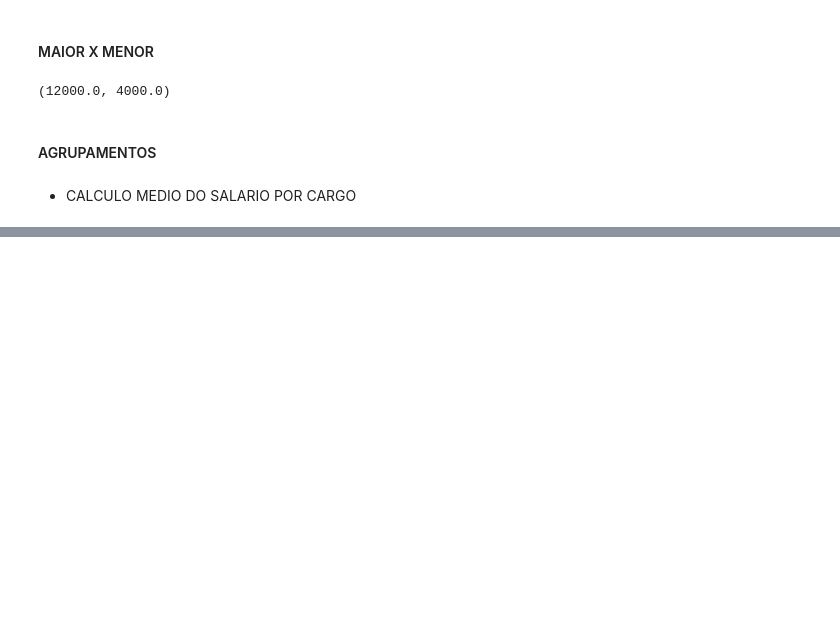
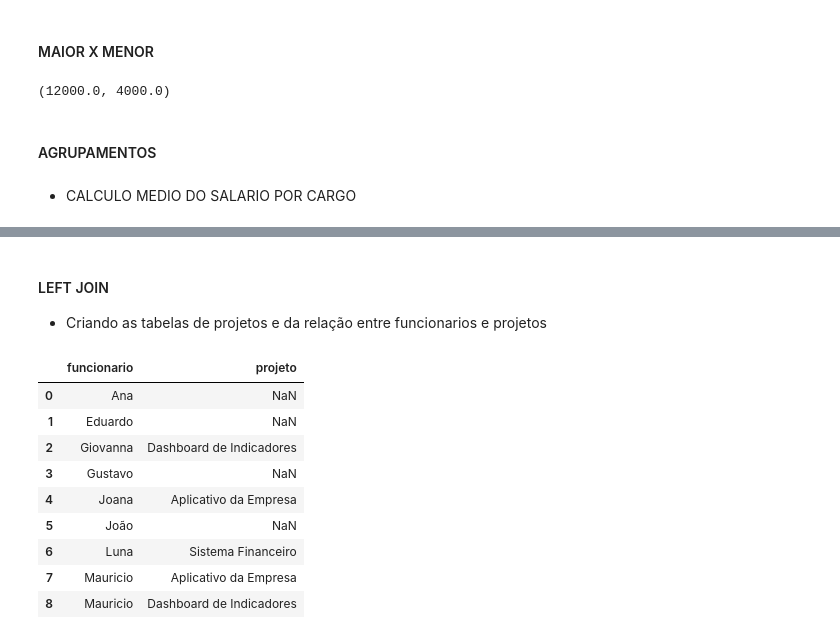
Before and after one commit to Duduur/LABD---Rafa, a Jupyter notebook: atividade.ipynb, the cells around one changed output, grey strips where cells are left out. Drawn from its saved outputs; the diff is of its cells as text; code cells hidden in the pictures; blank space fills up the shorter version.

```diff
--- a/atividade.ipynb
+++ b/atividade.ipynb
@@ -141,0 +312,4 @@ cursor.fetchone()
+# %% [markdown]
+#### LEFT JOIN
+
+* Criando as tabelas de projetos e da relação entre funcionarios e projetos
@@ -141,0 +355,24 @@ cursor.fetchone()
+# %%
+cursor.execute("""
+    SELECT funcionarios.nome AS funcionario,
+           projetos.nome_projeto AS projeto
+    FROM funcionarios
+    LEFT JOIN funcionarios_projetos
+        ON funcionarios.id = funcionarios_projetos.funcionario_id
+    LEFT JOIN projetos
+        ON funcionarios_projetos.projeto_id = projetos.id
+    ORDER BY funcionarios.nome
+""")
+
+pd.DataFrame(cursor.fetchall(), columns=['funcionario', 'projeto'])
+# %% [output]
+|  | funcionario | projeto |
+| 0 | Ana | NaN |
+| 1 | Eduardo | NaN |
+| 2 | Giovanna | Dashboard de Indicadores |
+| 3 | Gustavo | NaN |
+| 4 | Joana | Aplicativo da Empresa |
+| 5 | João | NaN |
+| 6 | Luna | Sistema Financeiro |
+| 7 | Mauricio | Aplicativo da Empresa |
+| 8 | Mauricio | Dashboard de Indicadores |
```
Also changed, not shown: parts of 24 cells of this notebook, 1 other file.
